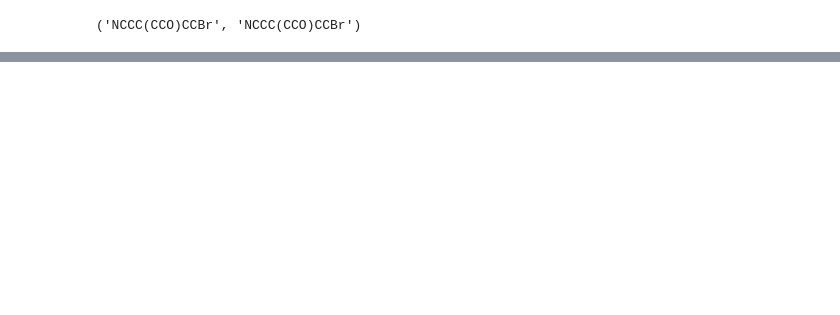
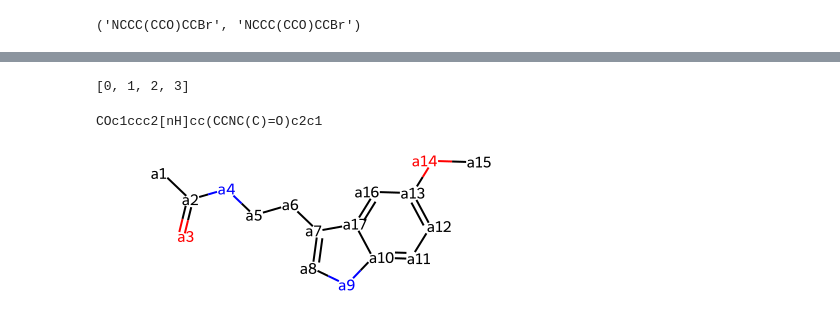
Before and after one commit to josiahbjorgaard/chemjepa, a Jupyter notebook: notebooks/dev.ipynb, the cells around one changed output, grey strips where cells are left out. Drawn from its saved outputs; the diff is of its cells as text; code cells hidden in the pictures; blank space fills up the shorter version.

```diff
--- a/notebooks/dev.ipynb
+++ b/notebooks/dev.ipynb
@@ -25,0 +191,6 @@ tokenizer.tokenize('NCCC(CCO)CCBr')
+# %%
+masker=  SmilesTransformations()
+#print(masker.check_parentheses('CC(***)CC'))
+for i in range(17):
+    print(masker(s2, i, i))#, i))
+#Chem.MolToSmiles(mol)
@@ -25,0 +215,26 @@ tokenizer.tokenize('NCCC(CCO)CCBr')
+# %%
+from itertools import cycle
+
+li = [0, 1, 2, 3]
+
+running = True
+licycle = cycle(li)
+# Prime the pump
+nextelem = next(licycle)
+for i in range(len(li)-1):
+    thiselem, nextelem = nextelem, next(licycle)
+    nextelem=99
+print(li)
+# %% [output]
+[0, 1, 2, 3]
+# %%
+# Iterate over the atoms
+print(Chem.MolToSmiles(mol))
+for i, atom in enumerate(mol.GetAtoms()):
+    # For each atom, set the property "atomLabel" to a custom value, let's say a1, a2, a3,...
+    atom.SetProp("atomLabel", f"a{i+1}")
+
+mol
+# %% [output]
+COc1ccc2[nH]cc(CCNC(C)=O)c2c1
+[figure, added]
```
Also changed, not shown: parts of 18 cells of this notebook, 4 other files.
